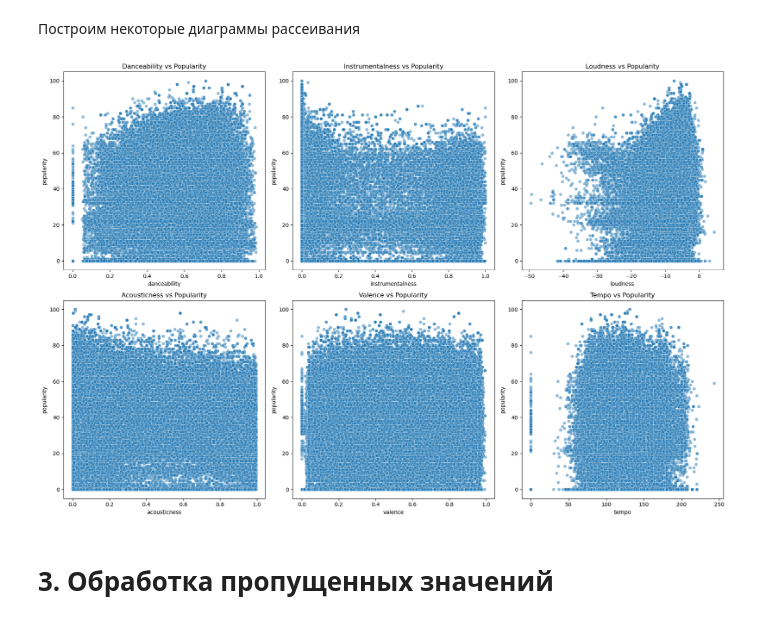
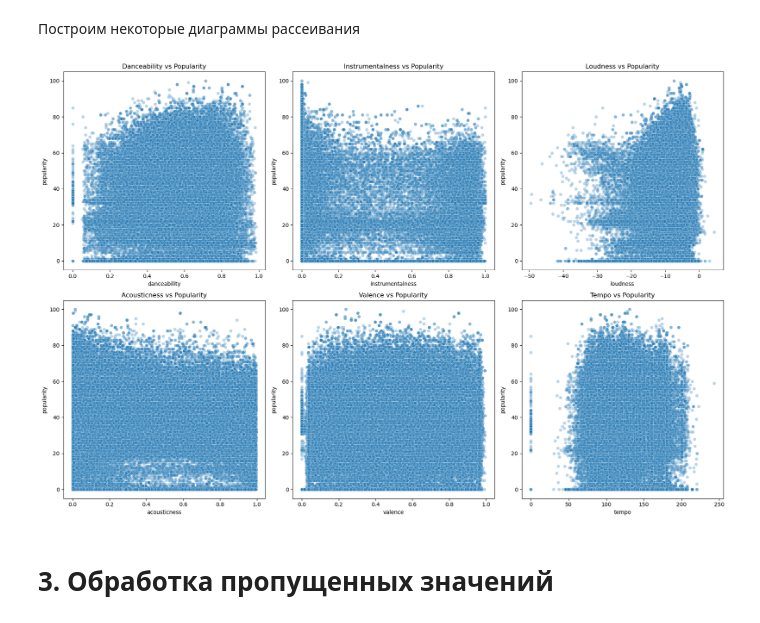
Before and after one commit to pozvas/ML-2026, a Jupyter notebook: Lab_7_100K.ipynb, the cells around one changed output. Drawn from its saved outputs; the diff is of its cells as text; code cells hidden in the pictures.

```diff
--- a/Lab_7_100K.ipynb
+++ b/Lab_7_100K.ipynb
@@ -121,34 +121,34 @@ plt.show()
 # %%
 plt.figure(figsize=(18, 12))
 
 plt.subplot(2, 3, 1)
-sns.scatterplot(x=data['danceability'], y=data['popularity'], alpha=0.5)
+sns.scatterplot(x=data['danceability'], y=data['popularity'], alpha=0.3)
 plt.title('Danceability vs Popularity')
 
 plt.subplot(2, 3, 2)
-sns.scatterplot(x=data['instrumentalness'], y=data['popularity'], alpha=0.5)
+sns.scatterplot(x=data['instrumentalness'], y=data['popularity'], alpha=0.3)
 plt.title('Instrumentalness vs Popularity')
 
 plt.subplot(2, 3, 3)
-sns.scatterplot(x=data['loudness'], y=data['popularity'], alpha=0.5)
+sns.scatterplot(x=data['loudness'], y=data['popularity'], alpha=0.3)
 plt.title('Loudness vs Popularity')
 
 plt.subplot(2, 3, 4)
-sns.scatterplot(x=data['acousticness'], y=data['popularity'], alpha=0.5)
+sns.scatterplot(x=data['acousticness'], y=data['popularity'], alpha=0.3)
 plt.title('Acousticness vs Popularity')
 
 plt.subplot(2, 3, 5)
-sns.scatterplot(x=data['valence'], y=data['popularity'], alpha=0.5)
+sns.scatterplot(x=data['valence'], y=data['popularity'], alpha=0.3)
 plt.title('Valence vs Popularity')
 
 plt.subplot(2, 3, 6)
-sns.scatterplot(x=data['tempo'], y=data['popularity'], alpha=0.5)
+sns.scatterplot(x=data['tempo'], y=data['popularity'], alpha=0.3)
 plt.title('Tempo vs Popularity')
 
 plt.tight_layout()
 plt.show()
 # %% [output]
-[figure, old version]
+[figure, new version]
 # %% [markdown]
 # 3. Обработка пропущенных значений
 # %%
```
